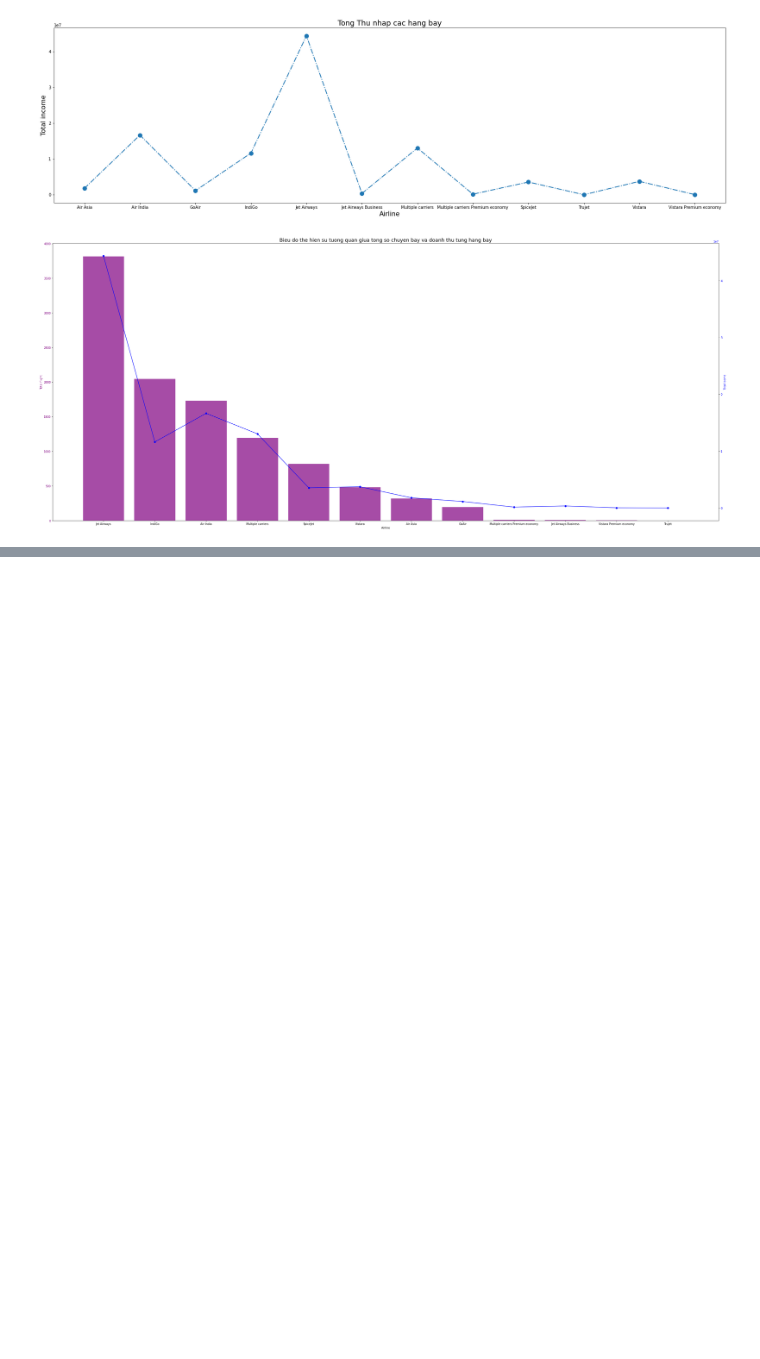
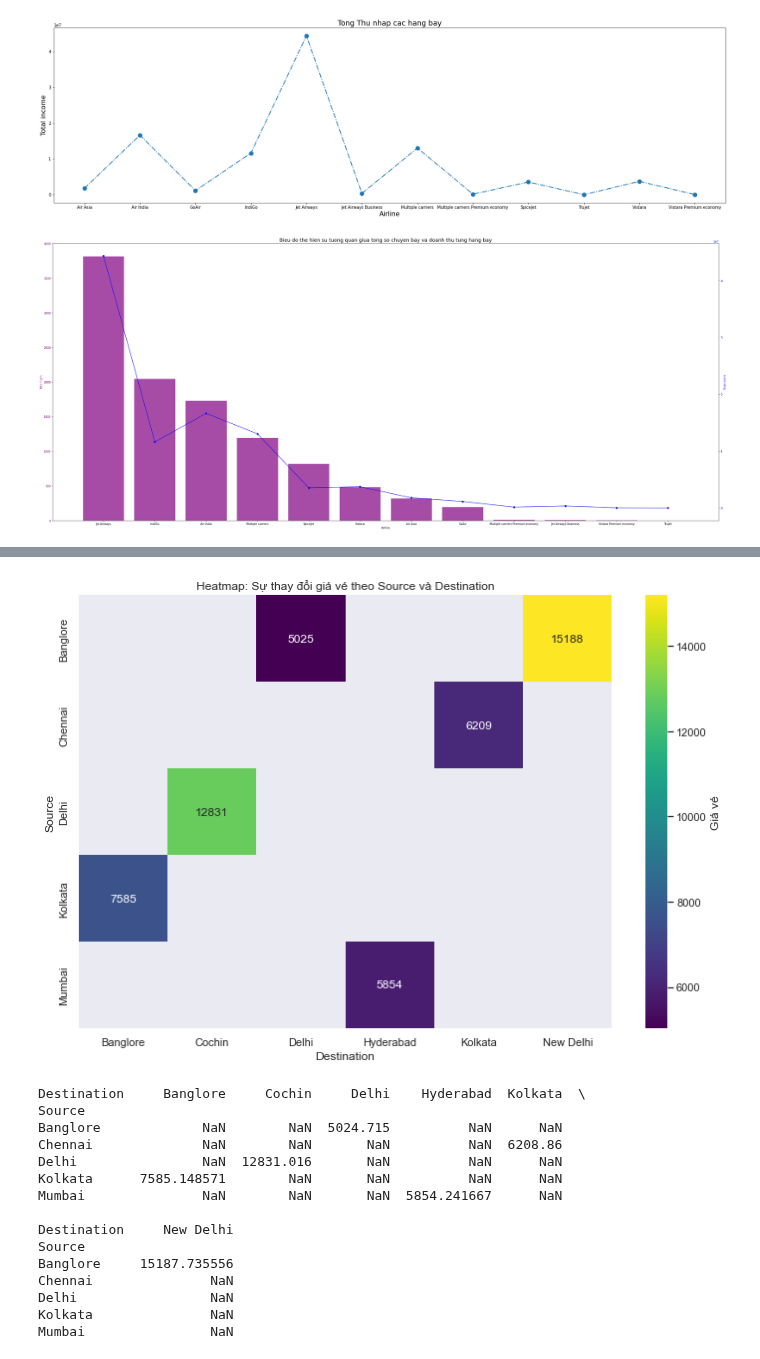
Before and after one commit to Nganho22/rvPython, a Jupyter notebook: 20127250.ipynb, the cells around one changed output, grey strips where cells are left out. Drawn from its saved outputs; the diff is of its cells as text; code cells hidden in the pictures; blank space fills up the shorter version.

```diff
--- a/20127250.ipynb
+++ b/20127250.ipynb
@@ -295,0 +332,33 @@ plt.show()
+# %%
+import seaborn as sns
+import matplotlib.pyplot as plt
+
+# Nhóm theo Airline, Source, Destination và tính giá vé trung bình
+airlinegroup = merged_DT.groupby(['Airline', 'Source', 'Destination'])['Price'].mean().round(2).reset_index()
+
+# Tạo DataFrame mới để chứa giá vé dựa trên Source và Destination
+heatmap_data = airlinegroup.pivot_table(index='Source', columns='Destination', values='Price')
+
+# Vẽ biểu đồ heatmap
+plt.figure(figsize=(12, 8))
+sns.heatmap(heatmap_data, cmap='viridis', annot=True, fmt=".0f", cbar_kws={'label': 'Giá vé'})
+plt.title('Heatmap: Sự thay đổi giá vé theo Source và Destination')
+plt.show()
+print(heatmap_data)
+# %% [output]
+[figure, added]
+Destination     Banglore     Cochin     Delhi    Hyderabad  Kolkata  \
+Source
+Banglore             NaN        NaN  5024.715          NaN      NaN
+Chennai              NaN        NaN       NaN          NaN  6208.86
+Delhi                NaN  12831.016       NaN          NaN      NaN
+Kolkata      7585.148571        NaN       NaN          NaN      NaN
+Mumbai               NaN        NaN       NaN  5854.241667      NaN
+
+Destination     New Delhi
+Source
+Banglore     15187.735556
+Chennai               NaN
+Delhi                 NaN
+Kolkata               NaN
+Mumbai                NaN
```
Also changed, not shown: parts of 4 cells of this notebook, 7 other files.
